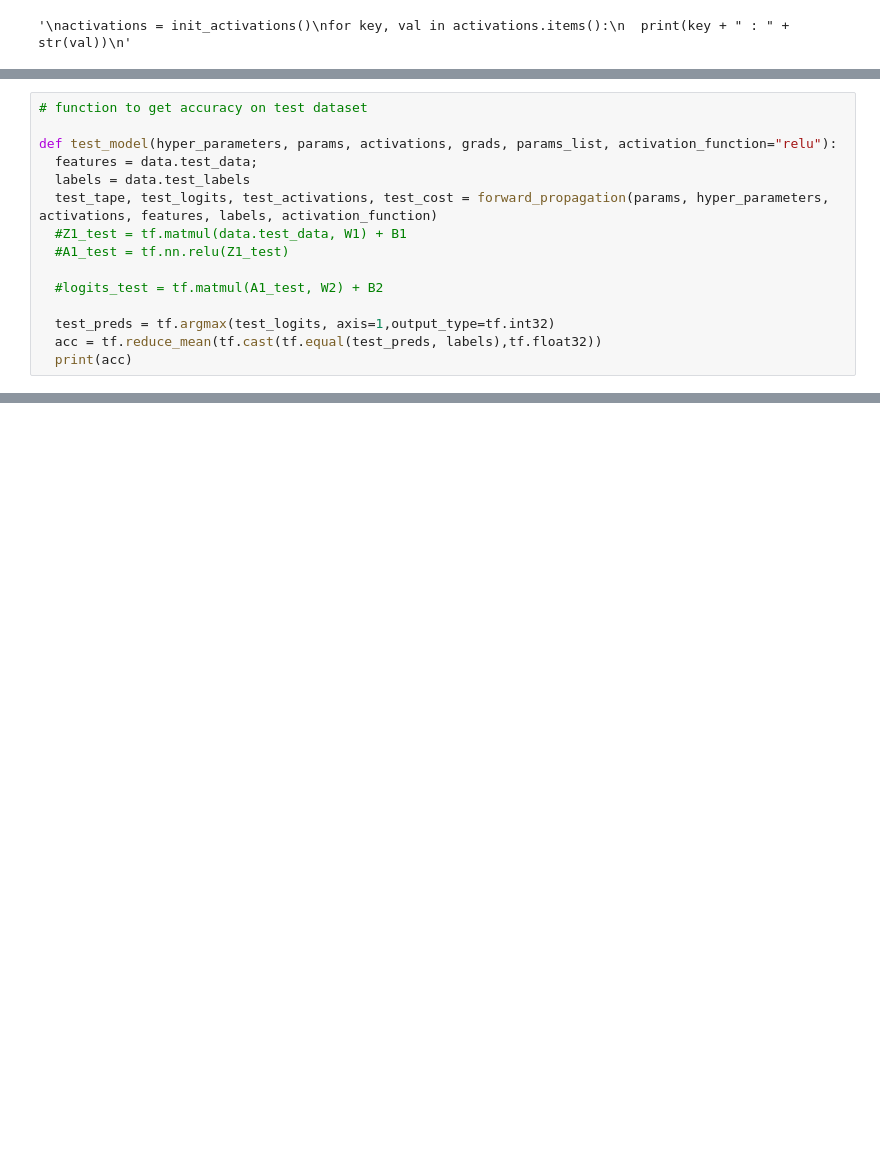
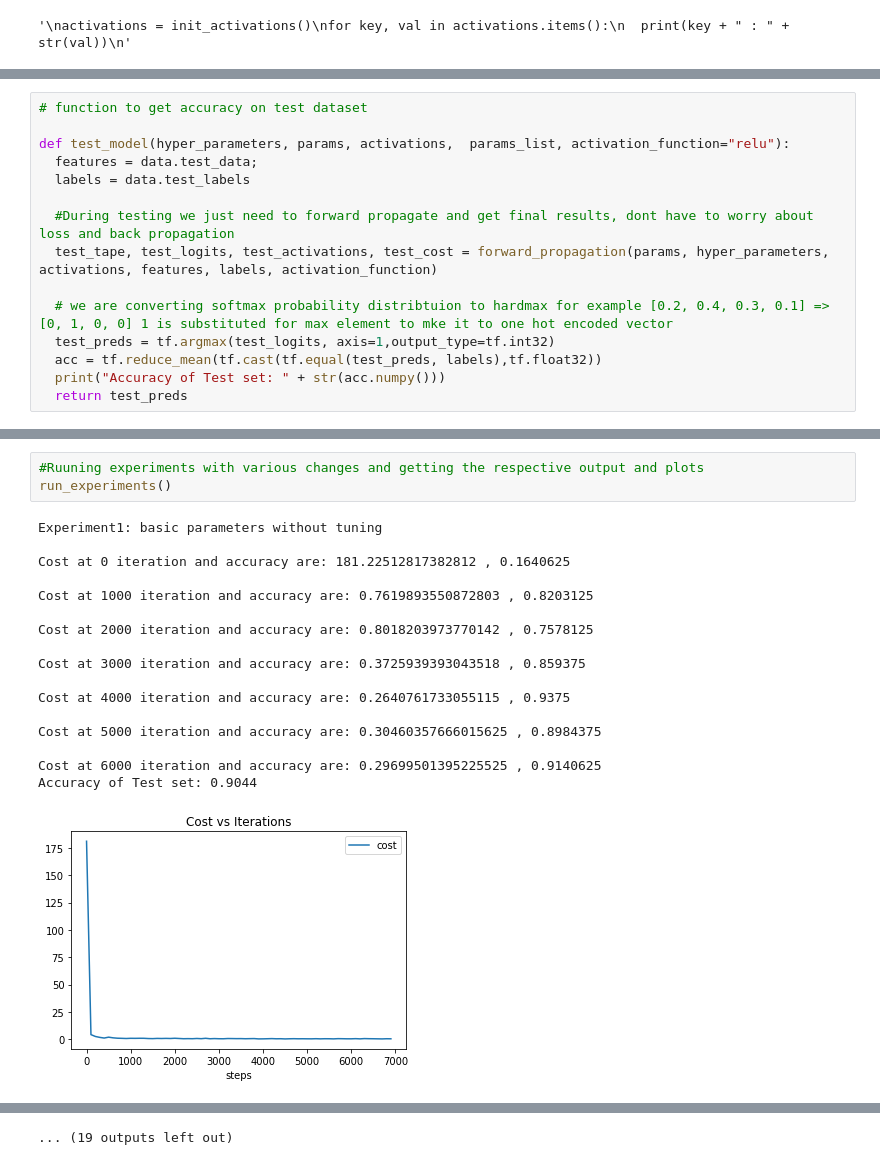
Before and after one commit to surajsrivathsa/ovgu_deeplearning, a Jupyter notebook: Assignment_1_Let_the_Tensors_Flow.ipynb, the cells around one changed output, grey strips where cells are left out. Saved outputs shown, nothing was run; the diff lists cells and outputs as text; blank space fills up the shorter version.

```diff
--- a/Assignment_1_Let_the_Tensors_Flow.ipynb
+++ b/Assignment_1_Let_the_Tensors_Flow.ipynb
@@ -419,16 +375,16 @@ Cost at 6900 iteration and accuracy are: 0.011635699309408665 , 1.0
 # %%
 # function to get accuracy on test dataset
 
-def test_model(hyper_parameters, params, activations, grads, params_list, activation_function="relu"):
+def test_model(hyper_parameters, params, activations,  params_list, activation_function="relu"):
   features = data.test_data;
   labels = data.test_labels
+
+  #During testing we just need to forward propagate and get final results, dont have to worry about loss and back propagation
   test_tape, test_logits, test_activations, test_cost = forward_propagation(params, hyper_parameters, activations, features, labels, activation_function)
-  #Z1_test = tf.matmul(data.test_data, W1) + B1
-  #A1_test = tf.nn.relu(Z1_test)
 
-  #logits_test = tf.matmul(A1_test, W2) + B2
-
+  # we are converting softmax probability distribtuion to hardmax for example [0.2, 0.4, 0.3, 0.1] => [0, 1, 0, 0] 1 is substituted for max element to mke it to one hot encoded vector
   test_preds = tf.argmax(test_logits, axis=1,output_type=tf.int32)
   acc = tf.reduce_mean(tf.cast(tf.equal(test_preds, labels),tf.float32))
-  print(acc)
+  print("Accuracy of Test set: " + str(acc.numpy()))
+  return test_preds
 # %%
@@ -484,0 +625,21 @@ B2 = tf.Variable(initial_value=np.random.rand(1, 10), dtype = tf.float32)
+# %%
+#Ruuning experiments with various changes and getting the respective output and plots
+run_experiments()
+# %% [output]
+Experiment1: basic parameters without tuning
+
+Cost at 0 iteration and accuracy are: 181.22512817382812 , 0.1640625
+
+Cost at 1000 iteration and accuracy are: 0.7619893550872803 , 0.8203125
+
+Cost at 2000 iteration and accuracy are: 0.8018203973770142 , 0.7578125
+
+Cost at 3000 iteration and accuracy are: 0.3725939393043518 , 0.859375
+
+Cost at 4000 iteration and accuracy are: 0.2640761733055115 , 0.9375
+
+Cost at 5000 iteration and accuracy are: 0.30460357666015625 , 0.8984375
+
+Cost at 6000 iteration and accuracy are: 0.29699501395225525 , 0.9140625
+Accuracy of Test set: 0.9044
+[figure, added]
@@ -484,0 +703 @@ B2 = tf.Variable(initial_value=np.random.rand(1, 10), dtype = tf.float32)
+... (19 outputs left out)
```
Also changed, not shown: parts of 49 cells of this notebook.
